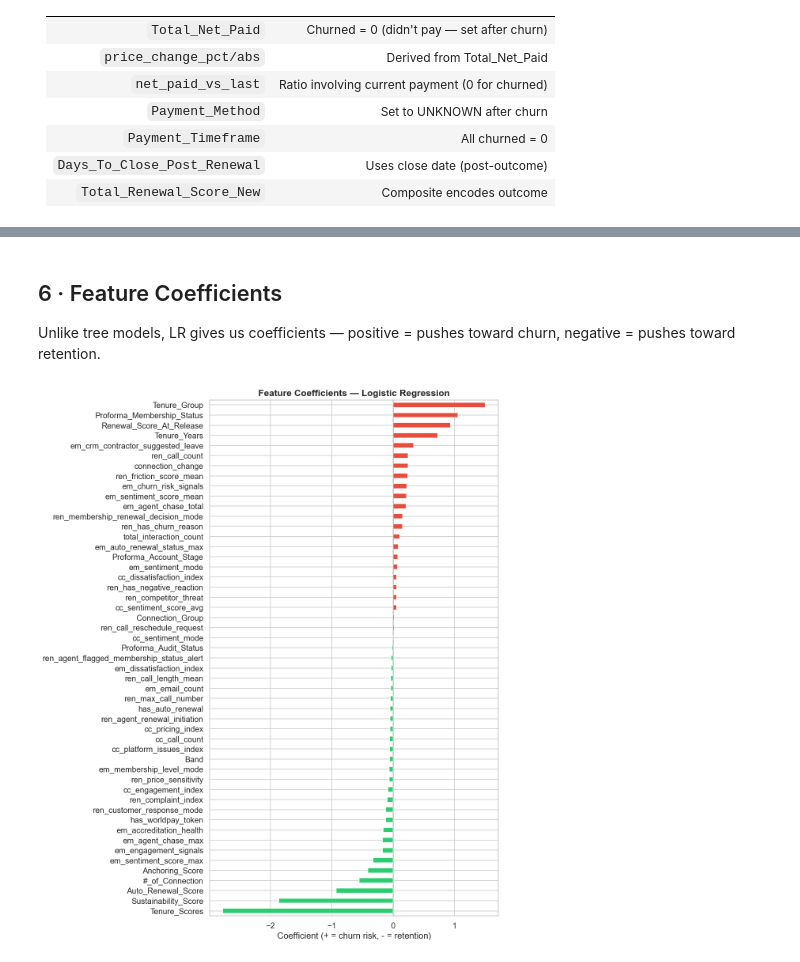
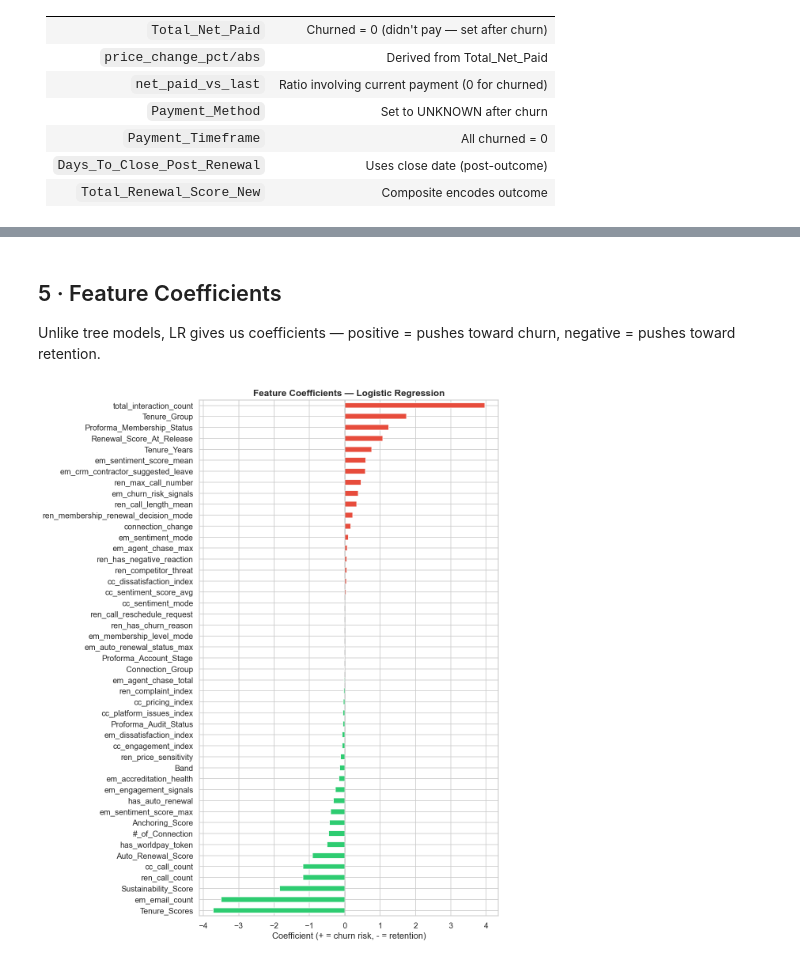
Before and after one commit to madhav16062004/Churn-Prediction-JMAN, a Jupyter notebook: notebooks/Model-training/03_model_Logistic.ipynb, the cells around one changed output, grey strips where cells are left out. Drawn from its saved outputs; the diff is of its cells as text; code cells hidden in the pictures.

Commit message:
feat: fixed data cleaning, feature engineering, and multiple model training notebooks with processed datasets

```diff
--- a/notebooks/Model-training/03_model_Logistic.ipynb
+++ b/notebooks/Model-training/03_model_Logistic.ipynb
@@ -189,23 +202,31 @@ Best: {'C': 10.0, 'solver': 'lbfgs', 'penalty': 'l2'}  ->  F1=0.6263
 # %%
-best_lr = LogisticRegression(
-    **best_config,
-    class_weight="balanced",
-    max_iter=1000,
-    random_state=42,
-)
-best_lr.fit(X_train_scaled, y_train)
+# guard: fallback if tuning cell wasn't run
+if best_config is None or not isinstance(best_config, dict):
+    warnings.warn("best_config not found — using baseline defaults.")
+    best_config = {"C": 1.0, "solver": "lbfgs", "penalty": "l2"}
 
-y_pred = best_lr.predict(X_test_scaled)
-y_prob = best_lr.predict_proba(X_test_scaled)[:, 1]
+best_lr_pipe = Pipeline([
+    ("scaler", StandardScaler()),
+    ("lr", LogisticRegression(**best_config, class_weight="balanced", max_iter=1000, random_state=42)),
+])
+best_lr_pipe.fit(X_train, y_train)
+
+y_pred = best_lr_pipe.predict(X_test)
+y_prob = best_lr_pipe.predict_proba(X_test)[:, 1]
+
+tuned_metrics = {
+    "Accuracy": accuracy_score(y_test, y_pred),
+    "Precision": precision_score(y_test, y_pred),
+    "Recall": recall_score(y_test, y_pred),
+    "F1 Score": f1_score(y_test, y_pred),
+    "ROC AUC": roc_auc_score(y_test, y_prob),
+}
 
 print("=" * 60)
 print("TUNED LOGISTIC REGRESSION RESULTS")
 print("=" * 60)
-print(f"Accuracy  : {accuracy_score(y_test, y_pred):.4f}")
-print(f"Precision : {precision_score(y_test, y_pred):.4f}")
-print(f"Recall    : {recall_score(y_test, y_pred):.4f}")
-print(f"F1 Score  : {f1_score(y_test, y_pred):.4f}")
-print(f"ROC AUC   : {roc_auc_score(y_test, y_prob):.4f}")
+for k, v in tuned_metrics.items():
+    print(f"{k:<10}: {v:.4f}")
 print()
 print(classification_report(y_test, y_pred, target_names=["Won", "Churned"]))
 # %% [output]
@@ -246,22 +267,23 @@ plt.show()
 # %% [markdown]
-## 6 · Feature Coefficients
+## 5 · Feature Coefficients
 
 Unlike tree models, LR gives us coefficients — positive = pushes
 toward churn, negative = pushes toward retention.
 # %%
-coefs = pd.Series(best_lr.coef_[0], index=X.columns).sort_values()
+best_lr = best_lr_pipe.named_steps["lr"]
+
+coefs = pd.Series(best_lr.coef_[0], index=X_train.columns).sort_values()
 
 fig, ax = plt.subplots(figsize=(10, 12))
 
-# color by direction
 colors = ["#e74c3c" if v > 0 else "#2ecc71" for v in coefs.values]
 coefs.plot.barh(ax=ax, color=colors, edgecolor="white")
 ax.set_title("Feature Coefficients — Logistic Regression", fontsize=14, fontweight="bold")
 ax.set_xlabel("Coefficient (+ = churn risk, - = retention)")
 ax.axvline(x=0, color="gray", linestyle="-", alpha=0.3)
 plt.tight_layout()
 plt.show()
 # %% [output]
-[figure, old version]
+[figure, new version]
 # %% [markdown]
 ## Summary
```
Also changed, not shown: parts of 13 cells of this notebook, 10 other files.
